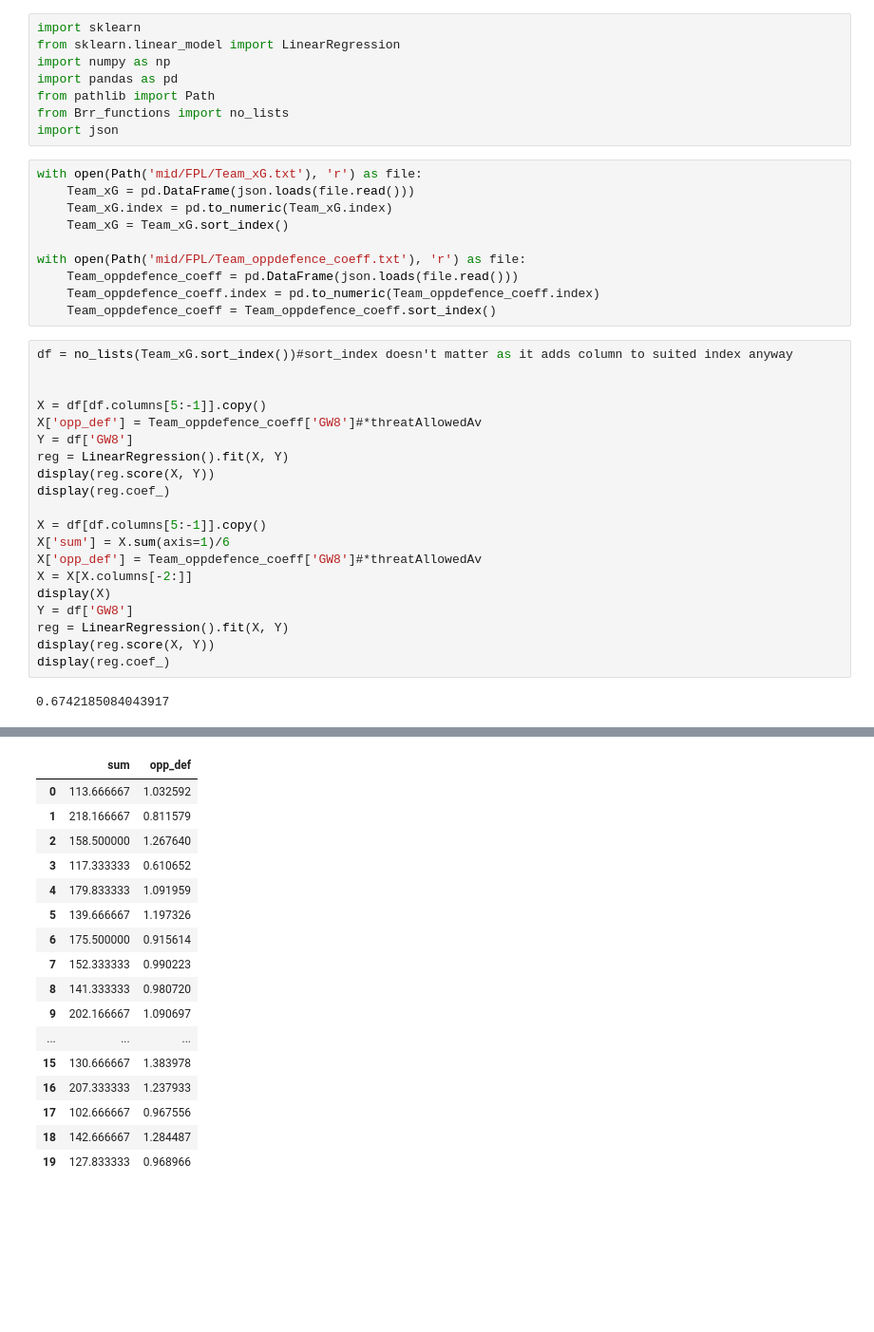
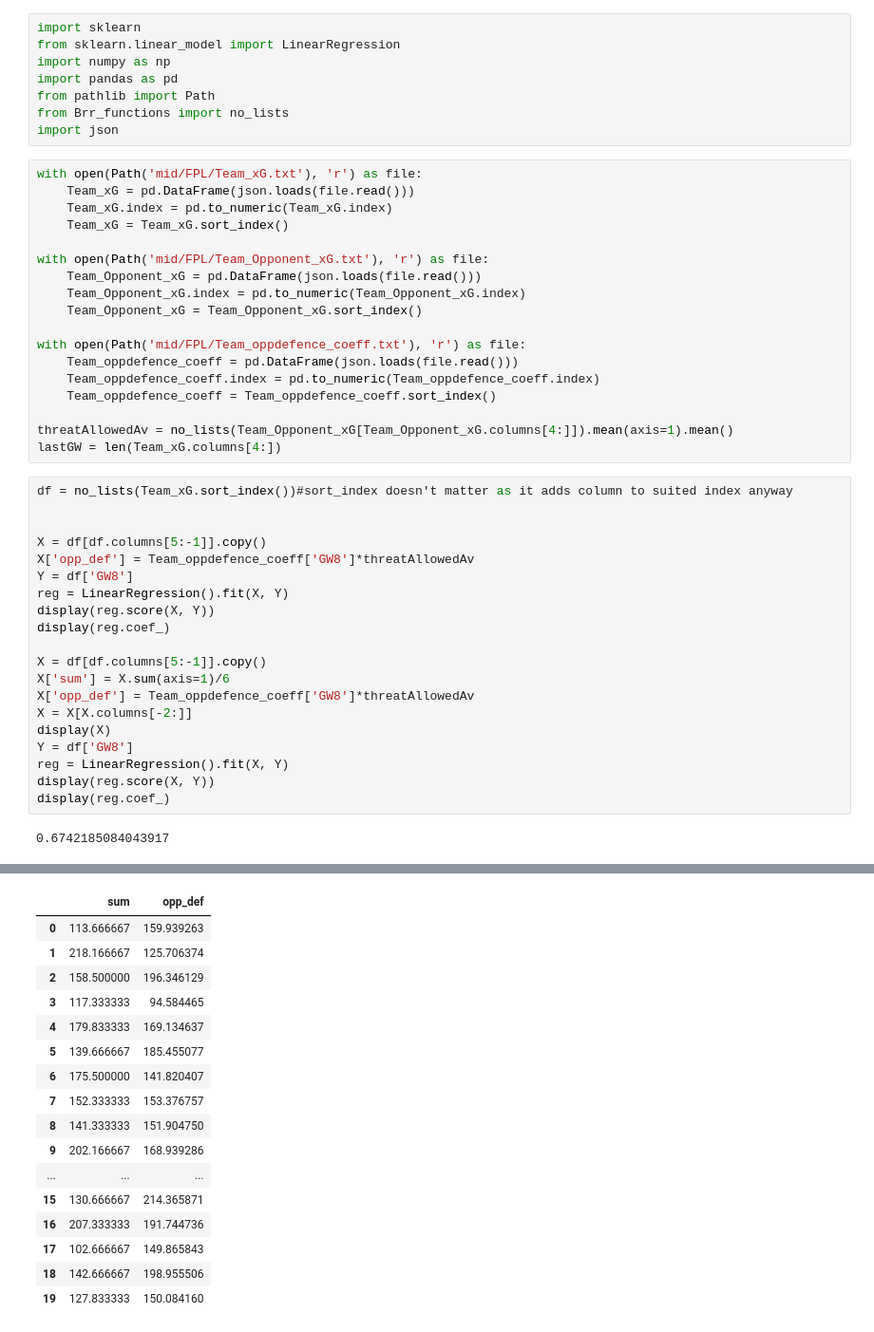
Before and after one commit to tikeve/tikeve.github.io, a Jupyter notebook: SKStat.ipynb, the cells around one changed output, grey strips where cells are left out. Shown at 95% size. Drawn from its saved outputs; the diff is of its cells as text; blank space fills up the shorter version.

```diff
--- a/SKStat.ipynb
+++ b/SKStat.ipynb
@@ -12,16 +12,24 @@ with open(Path('mid/FPL/Team_xG.txt'), 'r') as file:
     Team_xG.index = pd.to_numeric(Team_xG.index)
     Team_xG = Team_xG.sort_index()
 
+with open(Path('mid/FPL/Team_Opponent_xG.txt'), 'r') as file:
+    Team_Opponent_xG = pd.DataFrame(json.loads(file.read()))
+    Team_Opponent_xG.index = pd.to_numeric(Team_Opponent_xG.index)
+    Team_Opponent_xG = Team_Opponent_xG.sort_index()
+
 with open(Path('mid/FPL/Team_oppdefence_coeff.txt'), 'r') as file:
     Team_oppdefence_coeff = pd.DataFrame(json.loads(file.read()))
     Team_oppdefence_coeff.index = pd.to_numeric(Team_oppdefence_coeff.index)
     Team_oppdefence_coeff = Team_oppdefence_coeff.sort_index()
+
+threatAllowedAv = no_lists(Team_Opponent_xG[Team_Opponent_xG.columns[4:]]).mean(axis=1).mean()
+lastGW = len(Team_xG.columns[4:])
 # %%
 df = no_lists(Team_xG.sort_index())#sort_index doesn't matter as it adds column to suited index anyway
 
 
 X = df[df.columns[5:-1]].copy()
-X['opp_def'] = Team_oppdefence_coeff['GW8']#*threatAllowedAv
+X['opp_def'] = Team_oppdefence_coeff['GW8']*threatAllowedAv
 Y = df['GW8']
 reg = LinearRegression().fit(X, Y)
 display(reg.score(X, Y))
@@ -29,7 +37,7 @@ display(reg.coef_)
 
 X = df[df.columns[5:-1]].copy()
 X['sum'] = X.sum(axis=1)/6
-X['opp_def'] = Team_oppdefence_coeff['GW8']#*threatAllowedAv
+X['opp_def'] = Team_oppdefence_coeff['GW8']*threatAllowedAv
 X = X[X.columns[-2:]]
 display(X)
 Y = df['GW8']
@@ -43,17 +51,17 @@ array([ 4.64920716e-01, -1.57130994e-01,  1.91095219e-01, -4.88416964e-03,
 |  | sum | opp_def |
-| 0 | 113.666667 | 1.032592 |
-| 1 | 218.166667 | 0.811579 |
-| 2 | 158.500000 | 1.267640 |
-| 3 | 117.333333 | 0.610652 |
-| 4 | 179.833333 | 1.091959 |
-| 5 | 139.666667 | 1.197326 |
-| 6 | 175.500000 | 0.915614 |
-| 7 | 152.333333 | 0.990223 |
-| 8 | 141.333333 | 0.980720 |
-| 9 | 202.166667 | 1.090697 |
+| 0 | 113.666667 | 159.939263 |
+| 1 | 218.166667 | 125.706374 |
+| 2 | 158.500000 | 196.346129 |
+| 3 | 117.333333 | 94.584465 |
+| 4 | 179.833333 | 169.134637 |
+| 5 | 139.666667 | 185.455077 |
+| 6 | 175.500000 | 141.820407 |
+| 7 | 152.333333 | 153.376757 |
+| 8 | 141.333333 | 151.904750 |
+| 9 | 202.166667 | 168.939286 |
 | ... | ... | ... |
-| 15 | 130.666667 | 1.383978 |
-| 16 | 207.333333 | 1.237933 |
-| 17 | 102.666667 | 0.967556 |
-| 18 | 142.666667 | 1.284487 |
-| 19 | 127.833333 | 0.968966 |
+| 15 | 130.666667 | 214.365871 |
+| 16 | 207.333333 | 191.744736 |
+| 17 | 102.666667 | 149.865843 |
+| 18 | 142.666667 | 198.955506 |
+| 19 | 127.833333 | 150.084160 |
```
Also changed, not shown: parts of 1 cell of this notebook, 51 other files.
